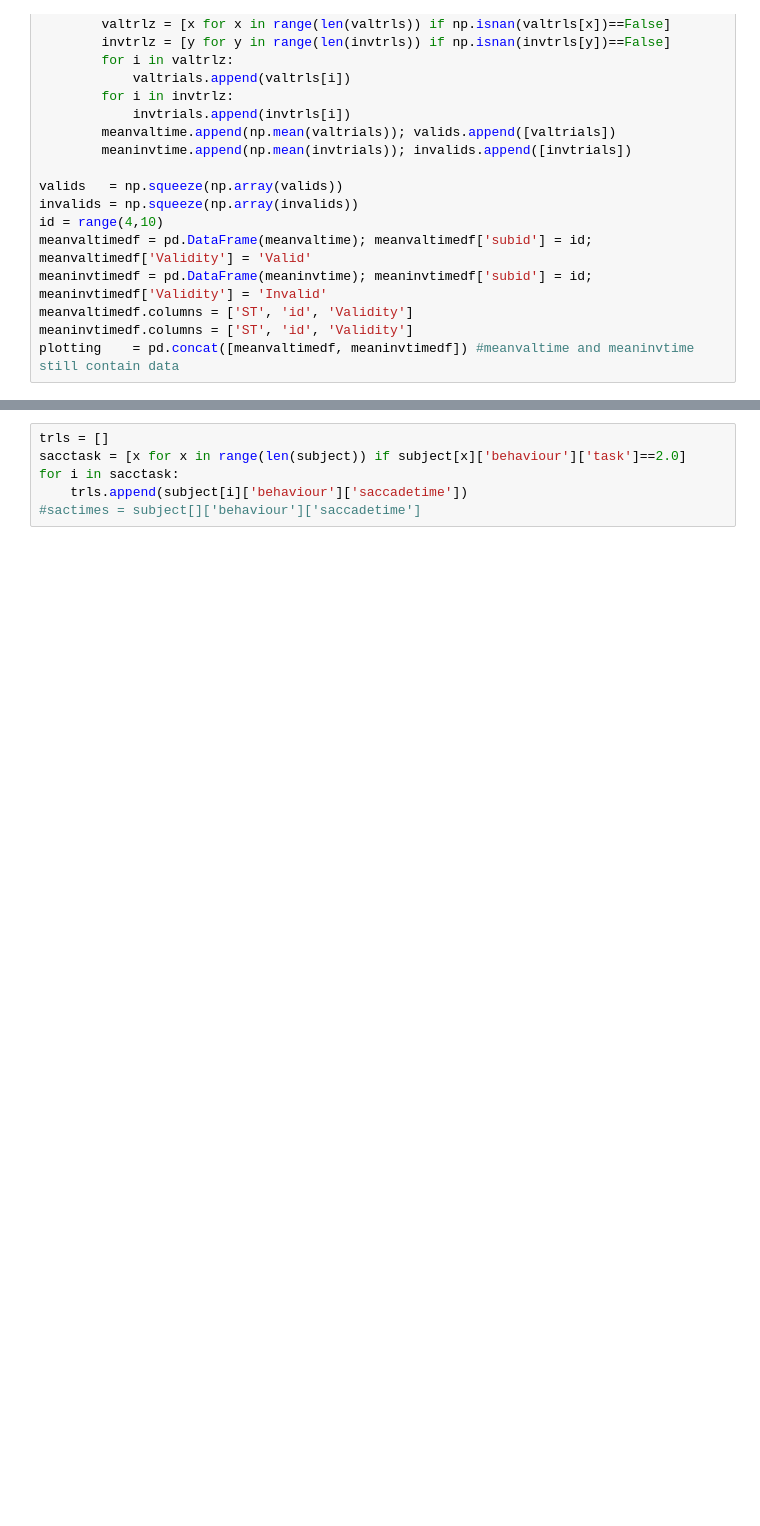
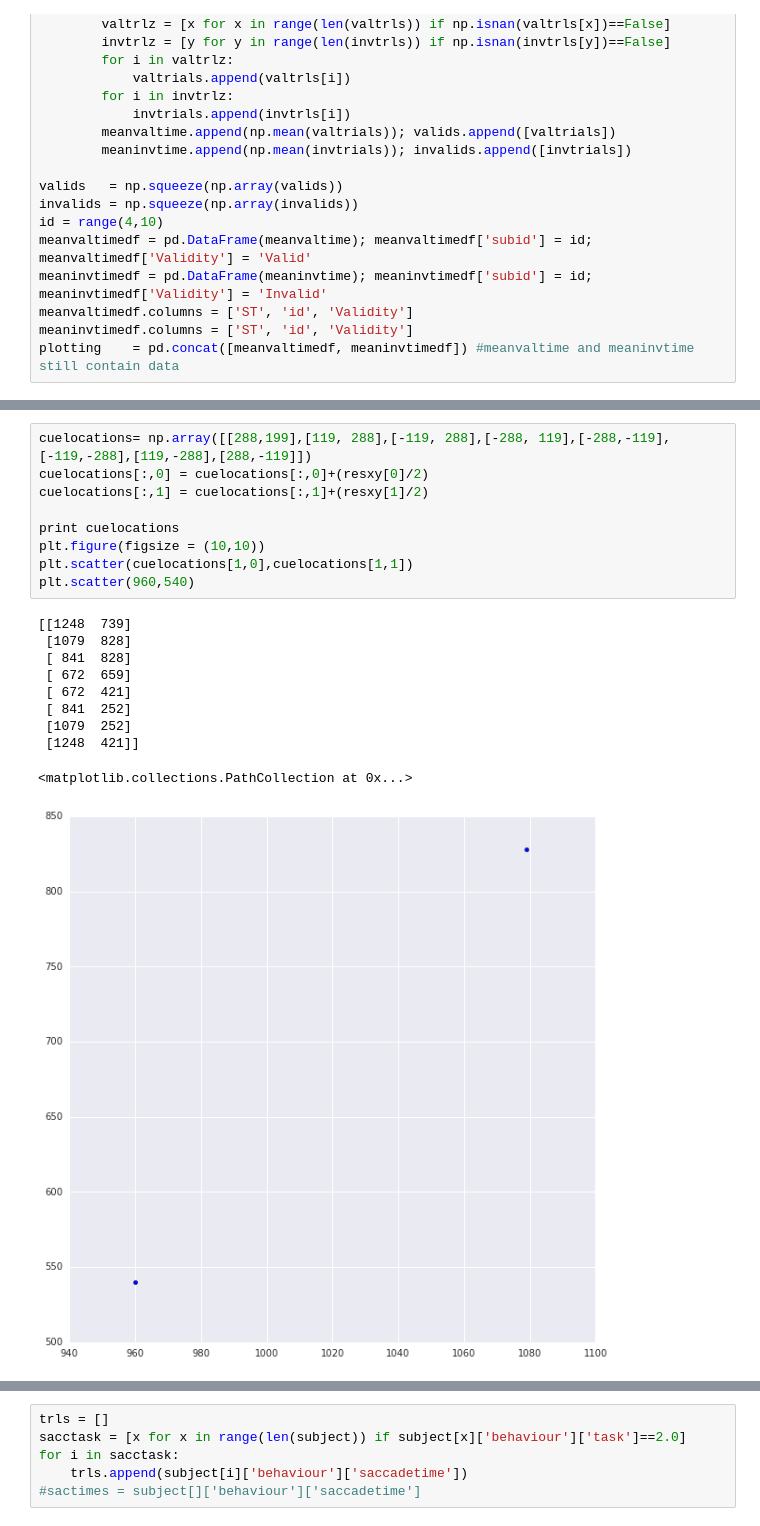
Before and after one commit to Nian-Jingqing/AttentionSaccade, a Jupyter notebook: AttentionSaccade_EyetrackerAnalysis.ipynb, the cells around one changed output, grey strips where cells are left out. Cells and saved outputs as stored; diff of their text form; blank space fills up the shorter version.

```diff
--- a/AttentionSaccade_EyetrackerAnalysis.ipynb
+++ b/AttentionSaccade_EyetrackerAnalysis.ipynb
@@ -323,0 +375,20 @@ sns.distplot(valtrials, bins = 30)
+# %%
+cuelocations= np.array([[288,199],[119, 288],[-119, 288],[-288, 119],[-288,-119],[-119,-288],[119,-288],[288,-119]])
+cuelocations[:,0] = cuelocations[:,0]+(resxy[0]/2)
+cuelocations[:,1] = cuelocations[:,1]+(resxy[1]/2)
+
+print cuelocations
+plt.figure(figsize = (10,10))
+plt.scatter(cuelocations[1,0],cuelocations[1,1])
+plt.scatter(960,540)
+# %% [output]
+[[1248  739]
+ [1079  828]
+ [ 841  828]
+ [ 672  659]
+ [ 672  421]
+ [ 841  252]
+ [1079  252]
+ [1248  421]]
+<matplotlib.collections.PathCollection at 0x...>
+[figure, added]
```
Also changed, not shown: parts of 9 cells of this notebook.
